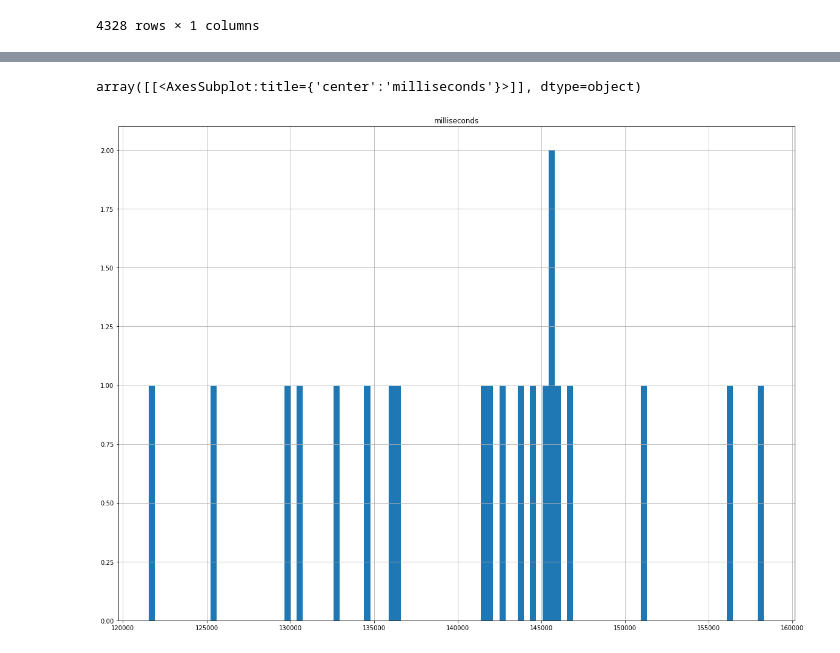
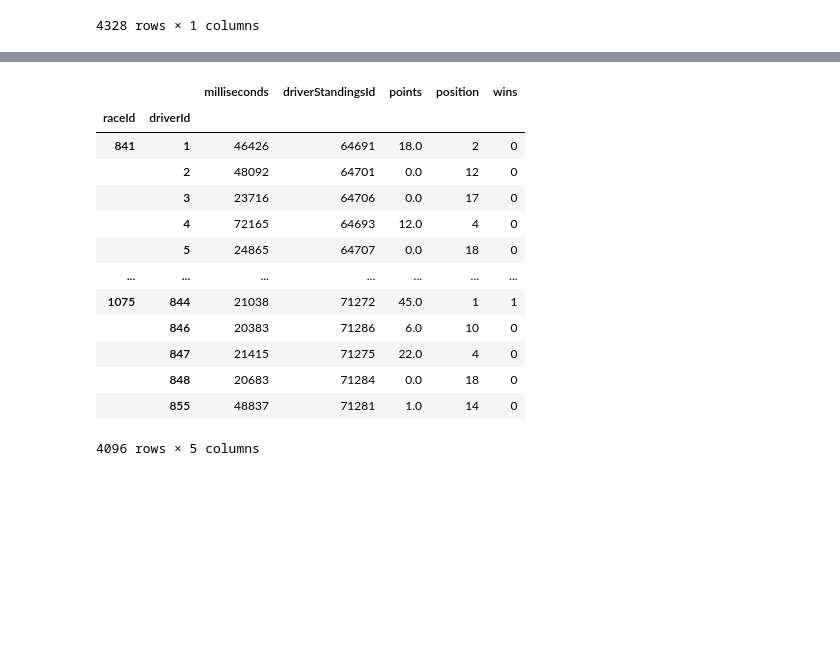
Before and after one commit to Epicosp/Formula-1-dashboard, a Jupyter notebook: pit_time.ipynb, the cells around one changed output, grey strips where cells are left out. Drawn from its saved outputs; the diff is of its cells as text; code cells hidden in the pictures; blank space fills up the shorter version.

```diff
--- a/pit_time.ipynb
+++ b/pit_time.ipynb
@@ -125,5 +98,0 @@ joined_data.plot(x='milliseconds', y='position',linestyle='None', marker='o', ma
-# %%
-joined_data.hist('milliseconds', bins = 100, figsize=(20,15))
-# %% [output]
-array([[<AxesSubplot:title={'center':'milliseconds'}>]], dtype=object)
-[figure, removed]
@@ -131,0 +99,22 @@ px.scatter(joined_data, x='position', y='milliseconds', trendline="ols")
+# %%
+# concat data by index, ensuring that raceId and driverId are the same
+joined_data = pd.concat([pit_stops, standings], join='inner', axis='columns')
+
+# filter by total sum of pit time <500000 ms, removing skewness caused by outliers and excessivly long pit times.
+joined_data = joined_data[joined_data['milliseconds']<500000]
+joined_data
+# %% [output]
+|  |  | milliseconds | driverStandingsId | points | position | wins |
+| raceId | driverId |  |  |  |  |  |
+| 841 | 1 | 46426 | 64691 | 18.0 | 2 | 0 |
+|  | 2 | 48092 | 64701 | 0.0 | 12 | 0 |
+|  | 3 | 23716 | 64706 | 0.0 | 17 | 0 |
+|  | 4 | 72165 | 64693 | 12.0 | 4 | 0 |
+|  | 5 | 24865 | 64707 | 0.0 | 18 | 0 |
+| ... | ... | ... | ... | ... | ... | ... |
+| 1075 | 844 | 21038 | 71272 | 45.0 | 1 | 1 |
+|  | 846 | 20383 | 71286 | 6.0 | 10 | 0 |
+|  | 847 | 21415 | 71275 | 22.0 | 4 | 0 |
+|  | 848 | 20683 | 71284 | 0.0 | 18 | 0 |
+|  | 855 | 48837 | 71281 | 1.0 | 14 | 0 |
+4096 rows × 5 columns
```
Also changed, not shown: parts of 8 cells of this notebook.
